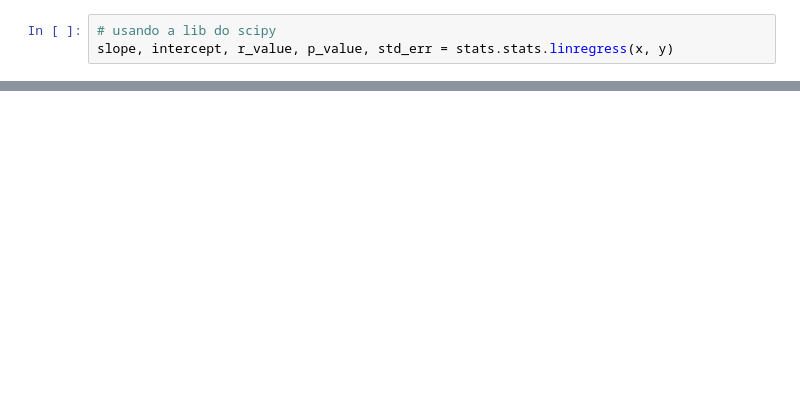
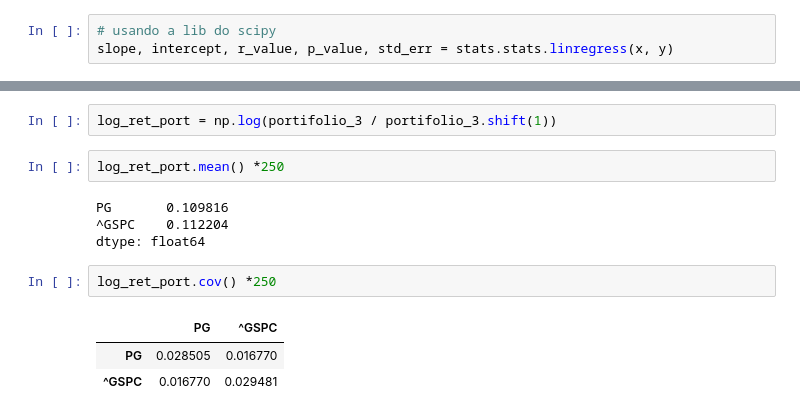
Before and after one commit to caiquemiranda/class, a Jupyter notebook: data-mining/jupter-projects/class-02-finanças-365careers.ipynb, the cells around one changed output, grey strips where cells are left out. Cells and saved outputs as stored; diff of their text form; blank space fills up the shorter version.

```diff
--- a/data-mining/jupter-projects/class-02-finanças-365careers.ipynb
+++ b/data-mining/jupter-projects/class-02-finanças-365careers.ipynb
@@ -663,0 +344,14 @@ print(std_err)
+# %%
+log_ret_port = np.log(portifolio_3 / portifolio_3.shift(1))
+# %%
+log_ret_port.mean() *250
+# %% [output]
+PG       0.109816
+^GSPC    0.112204
+dtype: float64
+# %%
+log_ret_port.cov() *250
+# %% [output]
+|  | PG | ^GSPC |
+| PG | 0.028505 | 0.016770 |
+| ^GSPC | 0.016770 | 0.029481 |
```
Also changed, not shown: parts of 96 cells of this notebook.
